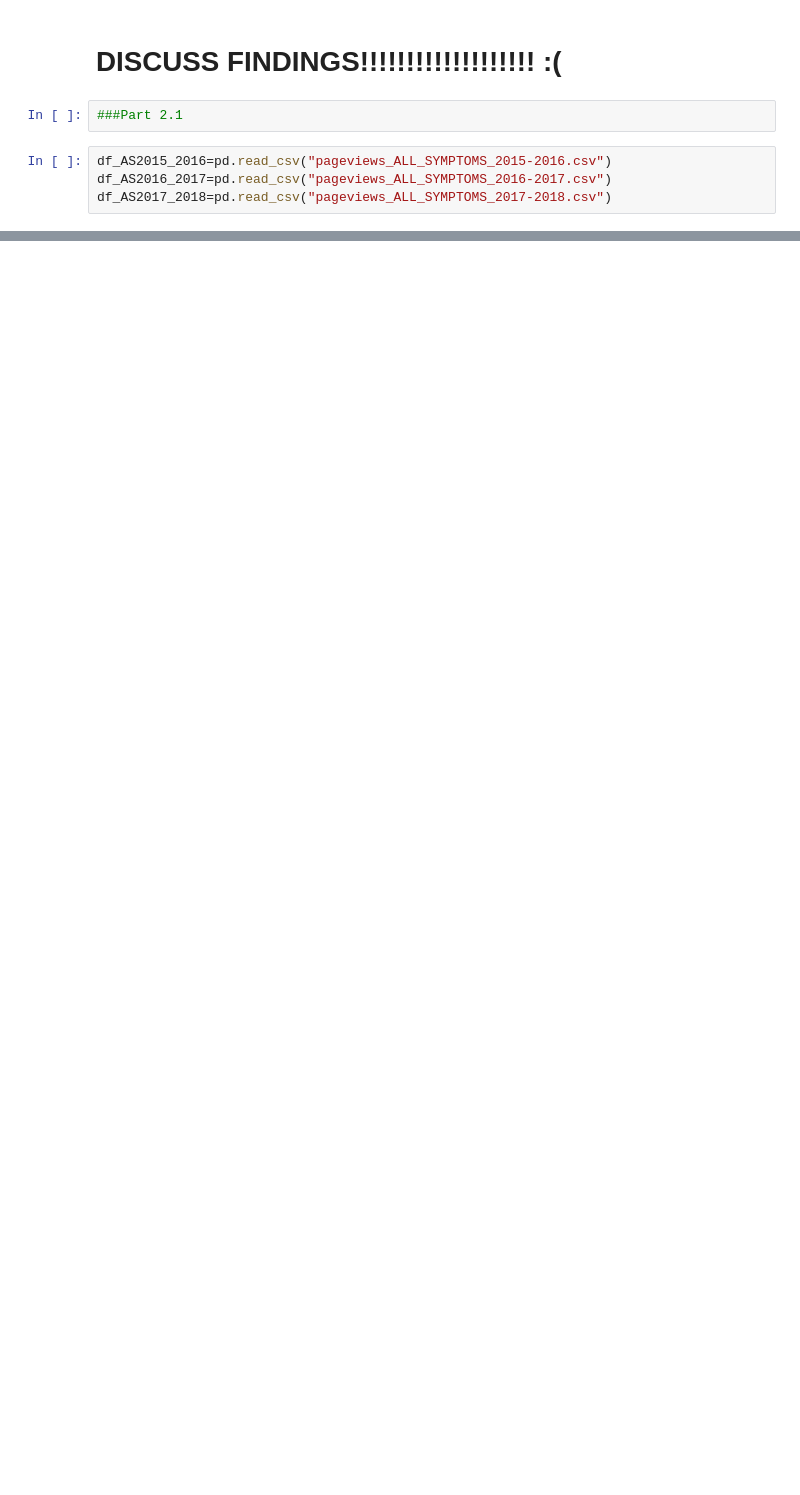
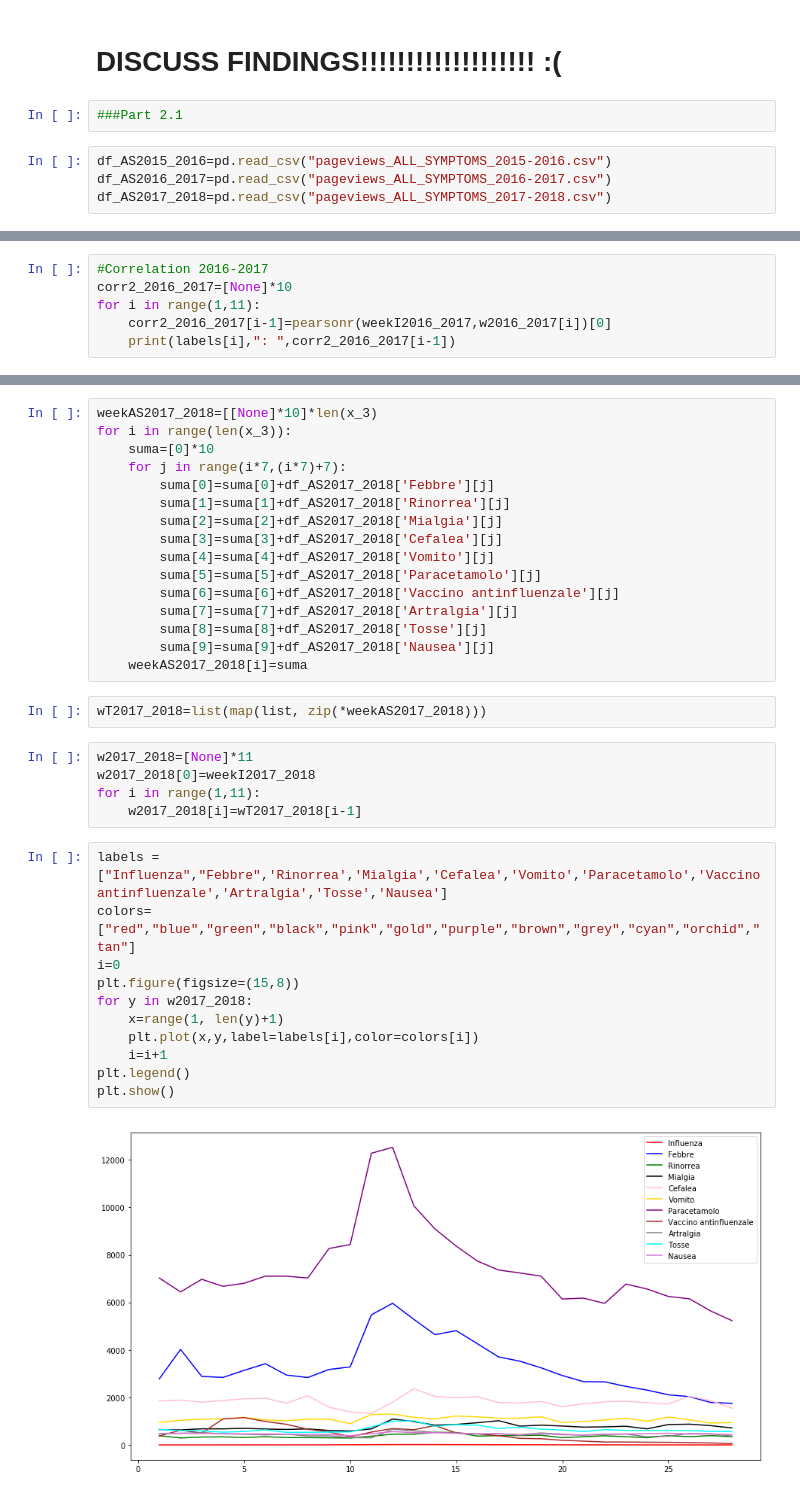
Before and after one commit to eltajbabanli/Digital-Epidemiology-HW1, a Jupyter notebook: HW01.ipynb, the cells around one changed output, grey strips where cells are left out. Cells and saved outputs as stored; diff of their text form; blank space fills up the shorter version.

```diff
--- a/HW01.ipynb
+++ b/HW01.ipynb
@@ -271,0 +263,6 @@ TypeError: 'module' object is not callable
+# %%
+#Correlation 2016-2017
+corr2_2016_2017=[None]*10
+for i in range(1,11):
+    corr2_2016_2017[i-1]=pearsonr(weekI2016_2017,w2016_2017[i])[0]
+    print(labels[i],": ",corr2_2016_2017[i-1])
@@ -271,0 +280,36 @@ TypeError: 'module' object is not callable
+# %%
+weekAS2017_2018=[[None]*10]*len(x_3)
+for i in range(len(x_3)):
+    suma=[0]*10
+    for j in range(i*7,(i*7)+7):
+        suma[0]=suma[0]+df_AS2017_2018['Febbre'][j]
+        suma[1]=suma[1]+df_AS2017_2018['Rinorrea'][j]
+        suma[2]=suma[2]+df_AS2017_2018['Mialgia'][j]
+        suma[3]=suma[3]+df_AS2017_2018['Cefalea'][j]
+        suma[4]=suma[4]+df_AS2017_2018['Vomito'][j]
+        suma[5]=suma[5]+df_AS2017_2018['Paracetamolo'][j]
+        suma[6]=suma[6]+df_AS2017_2018['Vaccino antinfluenzale'][j]
+        suma[7]=suma[7]+df_AS2017_2018['Artralgia'][j]
+        suma[8]=suma[8]+df_AS2017_2018['Tosse'][j]
+        suma[9]=suma[9]+df_AS2017_2018['Nausea'][j]
+    weekAS2017_2018[i]=suma
+# %%
+wT2017_2018=list(map(list, zip(*weekAS2017_2018)))
+# %%
+w2017_2018=[None]*11
+w2017_2018[0]=weekI2017_2018
+for i in range(1,11):
+    w2017_2018[i]=wT2017_2018[i-1]
+# %%
+labels = ["Influenza","Febbre",'Rinorrea','Mialgia','Cefalea','Vomito','Paracetamolo','Vaccino antinfluenzale','Artralgia','Tosse','Nausea']
+colors=["red","blue","green","black","pink","gold","purple","brown","grey","cyan","orchid","tan"]
+i=0
+plt.figure(figsize=(15,8))
+for y in w2017_2018:
+    x=range(1, len(y)+1)
+    plt.plot(x,y,label=labels[i],color=colors[i])
+    i=i+1
+plt.legend()
+plt.show()
+# %% [output]
+[figure, added]
```
Also changed, not shown: parts of 25 cells of this notebook, 9 other files.
